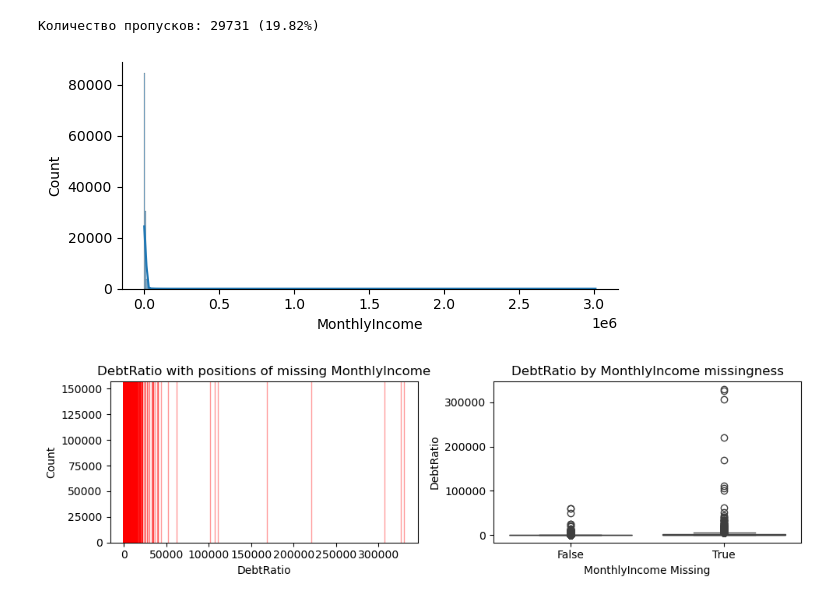
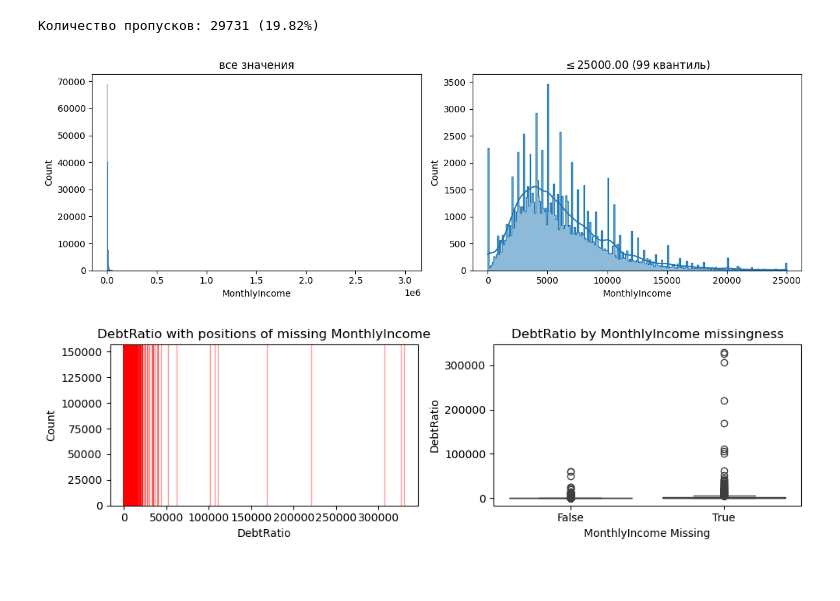
Before and after one commit to seajoyer/credit-scoring, a Jupyter notebook: notebooks/1.0-eda.ipynb, the cells around one changed output. Drawn from its saved outputs; the diff is of its cells as text; code cells hidden in the pictures; blank space fills up the shorter version.

```diff
--- a/notebooks/1.0-eda.ipynb
+++ b/notebooks/1.0-eda.ipynb
@@ -594,9 +582,27 @@ print(f"Количество пропусков: {missing_income} ({100 * missin
 # %% [output]
 Количество пропусков: 29731 (19.82%)
 # %%
-sns.displot(data=train, x='MonthlyIncome', bins=400, kde=True, height=3, aspect=2);
+fix, axs = plt.subplots(1, 2, figsize=(12, 4))
+
+quantile_99 = train.MonthlyIncome.quantile(0.99)
+
+sns.histplot(data=train,
+             x='MonthlyIncome',
+             bins=500,
+             ax=axs[0]);
+axs[0].set_title('все значения')
+
+sns.histplot(data=train.loc[train.MonthlyIncome.le(quantile_99)],
+             x='MonthlyIncome',
+             bins=250,
+             element='step',
+             kde=True,
+             ax=axs[1]);
+axs[1].set_title(rf'$\leq {quantile_99:.2f}$ (99 квантиль)')
+
+plt.tight_layout()
 # %% [output]
-[figure, old version]
+[figure, new version]
 # %%
 import matplotlib.pyplot as plt
 import seaborn as sns
```
Also changed, not shown: parts of 5 cells of this notebook, 4 other files.
